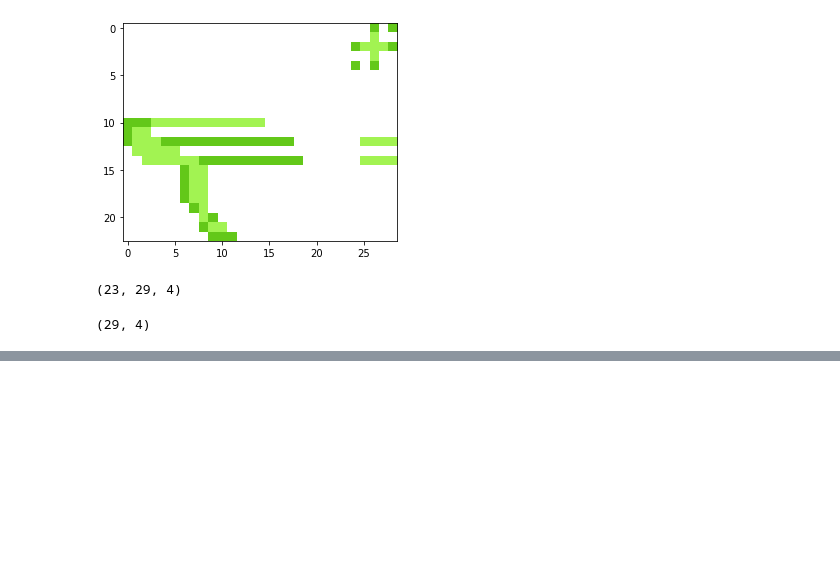
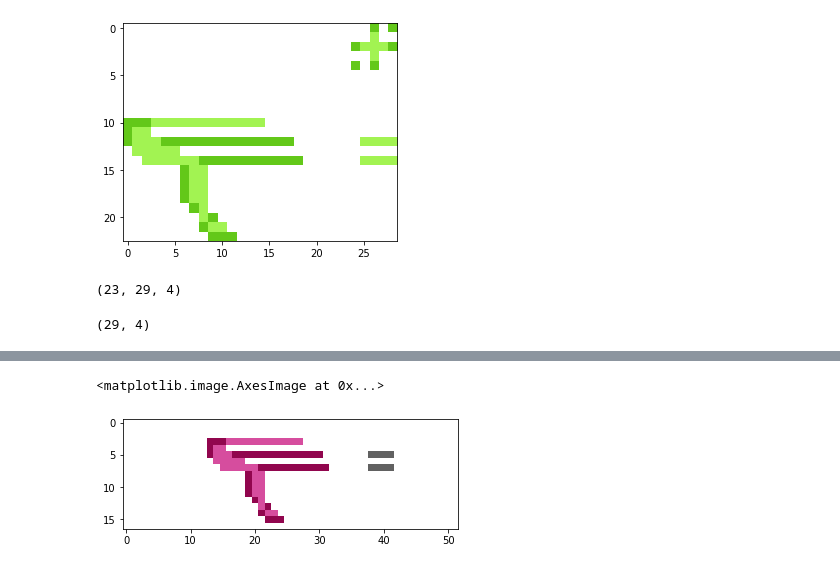
Before and after one commit to piotrostr/pixil-artillery, a Jupyter notebook: main.ipynb, the cells around one changed output, grey strips where cells are left out. Cells and saved outputs as stored; diff of their text form; code cells hidden in the pictures; blank space fills up the shorter version.

```diff
--- a/main.ipynb
+++ b/main.ipynb
@@ -113,0 +127,5 @@ for skin in ak_skins:
+# %%
+plt.imshow(_skin)
+# %% [output]
+<matplotlib.image.AxesImage at 0x...>
+[figure, added]
```
Also changed, not shown: parts of 20 cells of this notebook, 4 other files.
